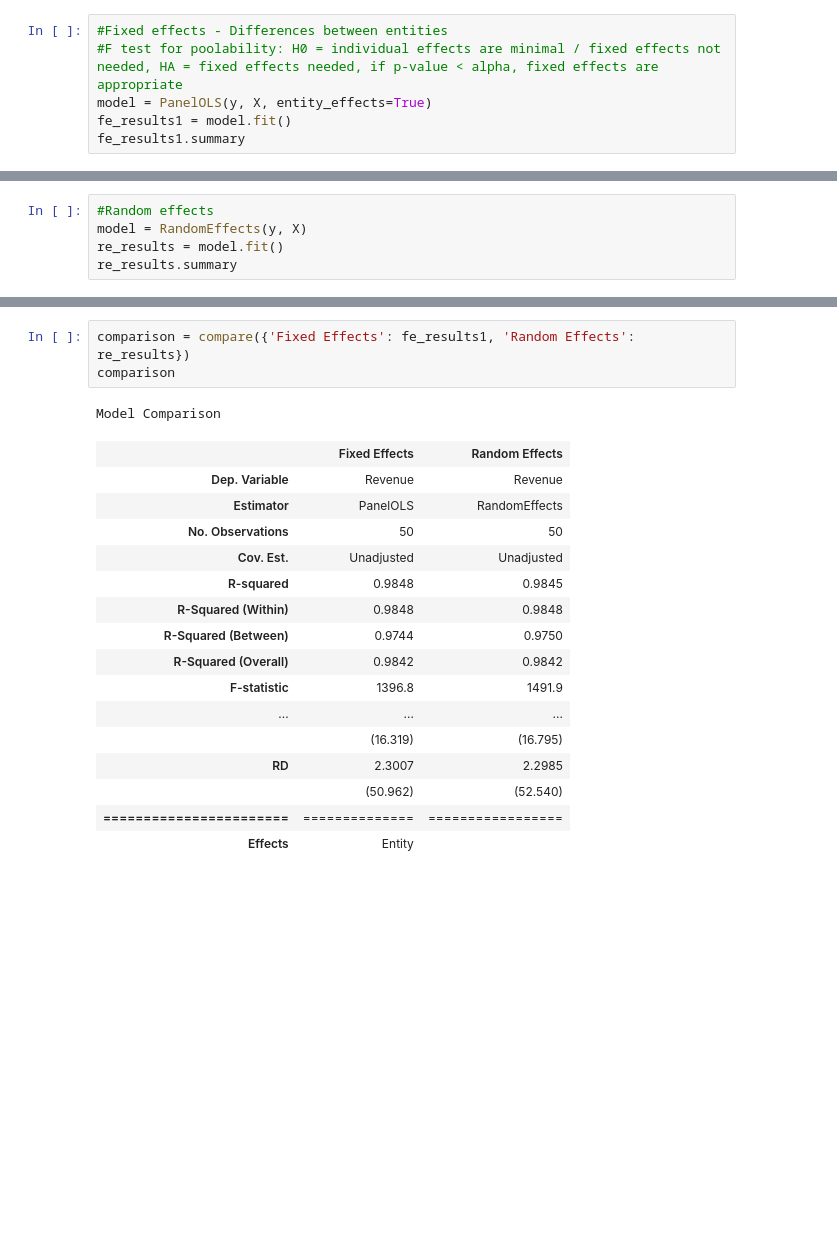
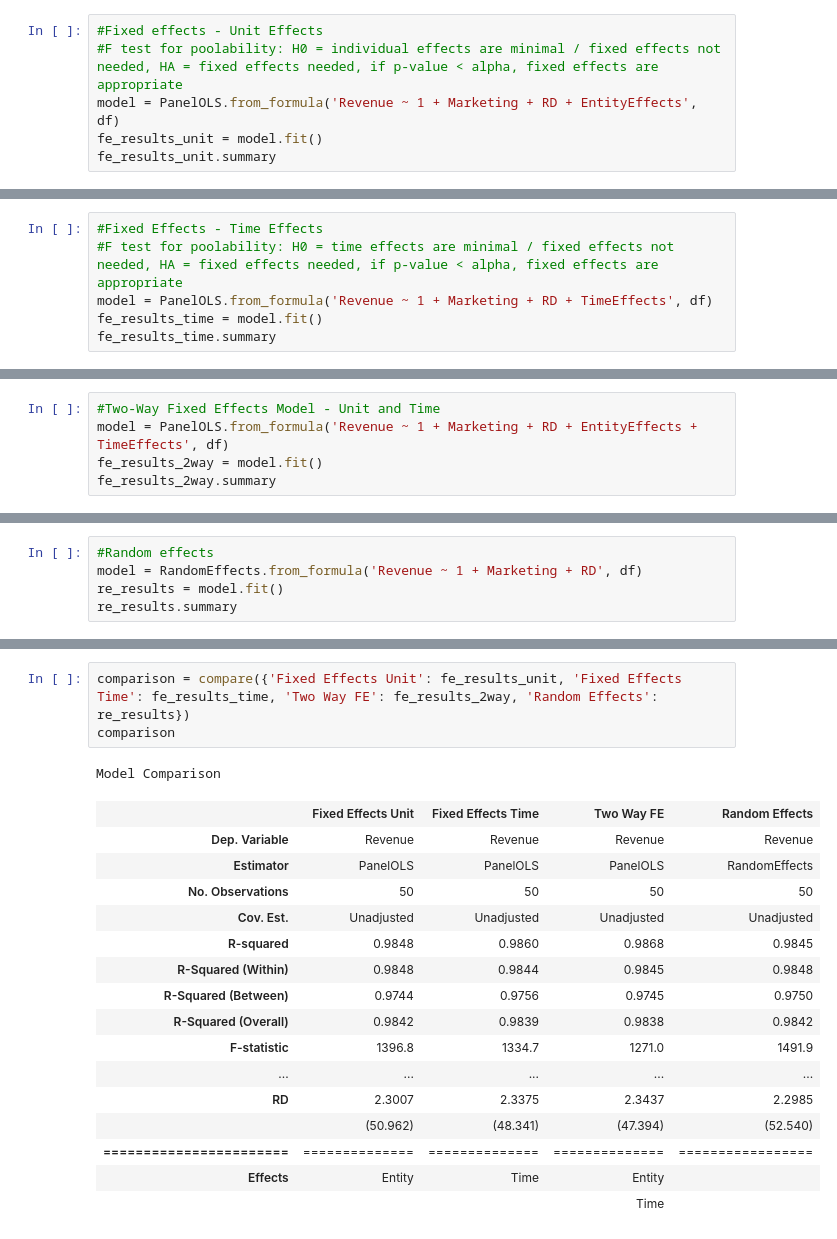
Before and after one commit to rjwrobel86/Python4Statistics, a Jupyter notebook: Notebooks/PanelRegression.ipynb, the cells around one changed output, grey strips where cells are left out. Drawn from its saved outputs; the diff is of its cells as text; blank space fills up the shorter version.

Commit message:
panel data, etc

```diff
--- a/Notebooks/PanelRegression.ipynb
+++ b/Notebooks/PanelRegression.ipynb
@@ -83,11 +217,11 @@ Notes:
 [2] The condition number is large, 1.43e+03. This might indicate that there are
 strong multicollinearity or other numerical problems.
 # %%
-#Fixed effects - Differences between entities
+#Fixed effects - Unit Effects
 #F test for poolability: H0 = individual effects are minimal / fixed effects not needed, HA = fixed effects needed, if p-value < alpha, fixed effects are appropriate
-model = PanelOLS(y, X, entity_effects=True)
-fe_results1 = model.fit()
-fe_results1.summary
+model = PanelOLS.from_formula('Revenue ~ 1 + Marketing + RD + EntityEffects', df)
+fe_results_unit = model.fit()
+fe_results_unit.summary
 # %% [output]
 PanelOLS Estimation Summary
 | Dep. Variable: | Revenue | R-squared: | 0.9848 |
@@ -184,0 +253,6 @@ Included effects: Entity, Time
+# %%
+#Fixed Effects - Time Effects
+#F test for poolability: H0 = time effects are minimal / fixed effects not needed, HA = fixed effects needed, if p-value < alpha, fixed effects are appropriate
+model = PanelOLS.from_formula('Revenue ~ 1 + Marketing + RD + TimeEffects', df)
+fe_results_time = model.fit()
+fe_results_time.summary
@@ -184,0 +287,5 @@ Included effects: Entity, Time
+# %%
+#Two-Way Fixed Effects Model - Unit and Time
+model = PanelOLS.from_formula('Revenue ~ 1 + Marketing + RD + EntityEffects + TimeEffects', df)
+fe_results_2way = model.fit()
+fe_results_2way.summary
@@ -185,6 +320,6 @@ Included effects: Entity, Time
 # %%
 #Random effects
-model = RandomEffects(y, X)
+model = RandomEffects.from_formula('Revenue ~ 1 + Marketing + RD', df)
 re_results = model.fit()
 re_results.summary
 # %% [output]
@@ -212,24 +347,24 @@ Parameter Estimates
 | Marketing | 1.3542 | 0.0806 | 16.795 | 0.0000 | 1.1920 | 1.5164 |
 | RD | 2.2985 | 0.0437 | 52.540 | 0.0000 | 2.2105 | 2.3865 |
 # %%
-comparison = compare({'Fixed Effects': fe_results1, 'Random Effects': re_results})
+comparison = compare({'Fixed Effects Unit': fe_results_unit, 'Fixed Effects Time': fe_results_time, 'Two Way FE': fe_results_2way, 'Random Effects': re_results})
 comparison
 # %% [output]
 Model Comparison
-|  | Fixed Effects | Random Effects |
-| Dep. Variable | Revenue | Revenue |
-| Estimator | PanelOLS | RandomEffects |
-| No. Observations | 50 | 50 |
-| Cov. Est. | Unadjusted | Unadjusted |
-| R-squared | 0.9848 | 0.9845 |
-| R-Squared (Within) | 0.9848 | 0.9848 |
-| R-Squared (Between) | 0.9744 | 0.9750 |
-| R-Squared (Overall) | 0.9842 | 0.9842 |
-| F-statistic | 1396.8 | 1491.9 |
-| ... | ... | ... |
-|  | (16.319) | (16.795) |
-| RD | 2.3007 | 2.2985 |
-|  | (50.962) | (52.540) |
-| ======================= | ============== | ================= |
-| Effects | Entity |  |
+|  | Fixed Effects Unit | Fixed Effects Time | Two Way FE | Random Effects |
+| Dep. Variable | Revenue | Revenue | Revenue | Revenue |
+| Estimator | PanelOLS | PanelOLS | PanelOLS | RandomEffects |
+| No. Observations | 50 | 50 | 50 | 50 |
+| Cov. Est. | Unadjusted | Unadjusted | Unadjusted | Unadjusted |
+| R-squared | 0.9848 | 0.9860 | 0.9868 | 0.9845 |
+| R-Squared (Within) | 0.9848 | 0.9844 | 0.9845 | 0.9848 |
+| R-Squared (Between) | 0.9744 | 0.9756 | 0.9745 | 0.9750 |
+| R-Squared (Overall) | 0.9842 | 0.9839 | 0.9838 | 0.9842 |
+| F-statistic | 1396.8 | 1334.7 | 1271.0 | 1491.9 |
+| ... | ... | ... | ... | ... |
+| RD | 2.3007 | 2.3375 | 2.3437 | 2.2985 |
+|  | (50.962) | (48.341) | (47.394) | (52.540) |
+| ======================= | ============== | ============== | ============== | ================= |
+| Effects | Entity | Time | Entity |  |
+|  |  |  | Time |  |
 T-stats reported in parentheses
```
Also changed, not shown: parts of 18 cells of this notebook, 17 other files.
